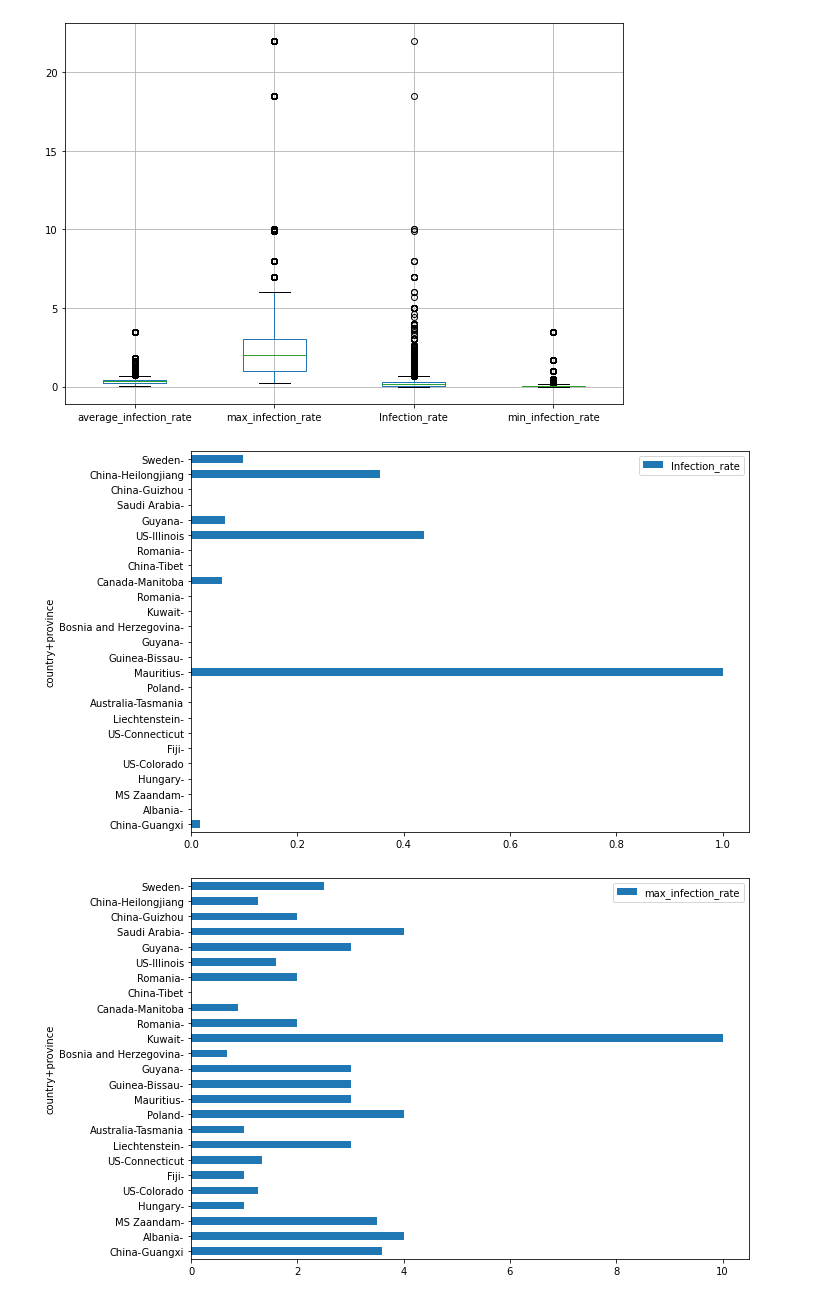
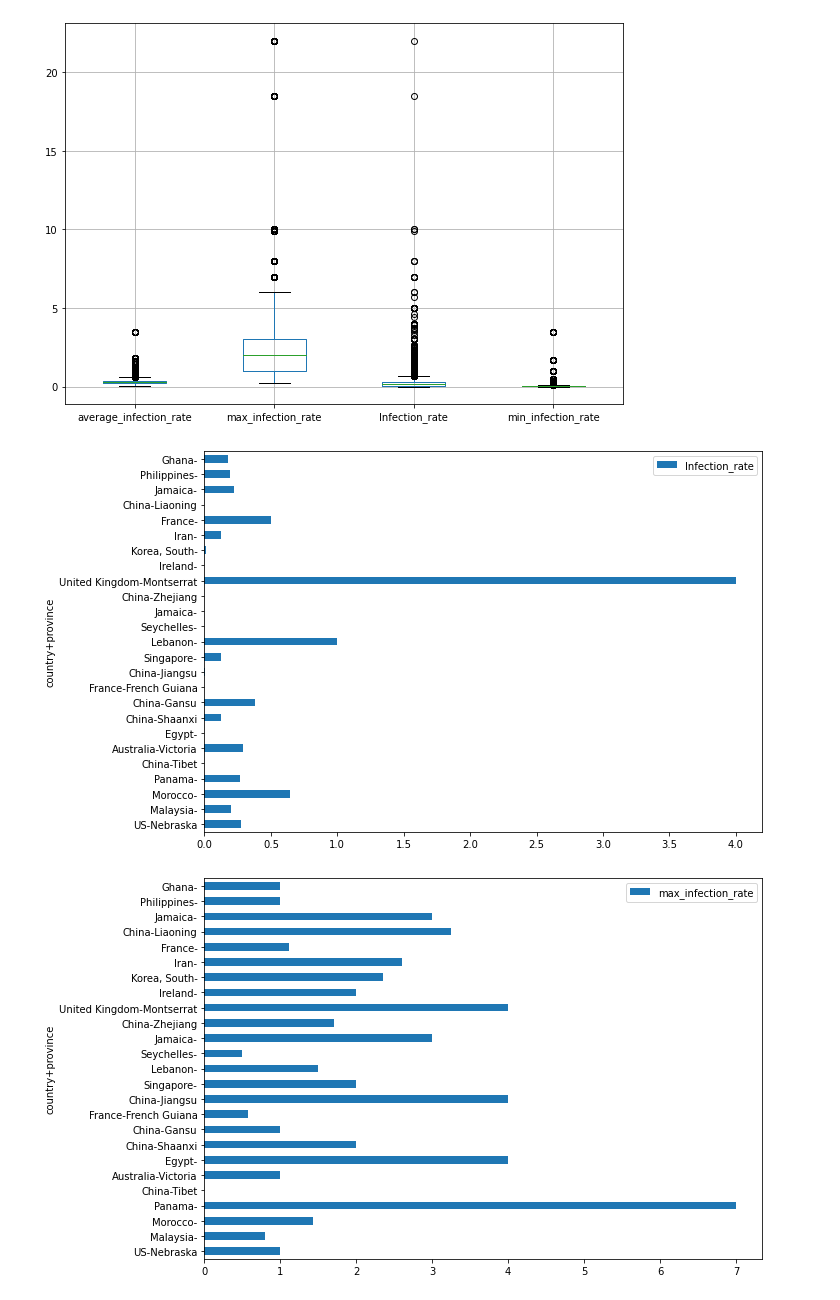
Before and after one commit to dustinc555/csc454_project, a Jupyter notebook: Project.ipynb, the cells around one changed output. Cells and saved outputs as stored; diff of their text form; code cells hidden in the pictures.

Commit message:
Organized models in writeup, made several visuals for the report.

```diff
--- a/Project.ipynb
+++ b/Project.ipynb
@@ -14,6 +14,10 @@ pd.options.display.max_rows = 300
 pd.options.display.max_seq_items = 300
 
 plt.rcParams['figure.figsize'] = [10, 7] # make plots a little bigger
+
+
+
+Infection_rate_threshold = .23
 # %% [markdown]
 ## Download the data
 
@@ -96,11 +100,14 @@ df['Infection_rate'] = df.groupby(['country+province'])['ConfirmedCases'].pct_ch
 # some countries test a person positive, but then a few days later it was apparently a mistake? ignoring negative differences in "confirmed" cases
 df.loc[df['Infection_rate'] < 0, 'Infection_rate'] = 0
 
+# use this as categorical data for later
+df['High_Infection_rate'] = df['Infection_rate'] >= Infection_rate_threshold
+
 # change the defaults for some things, this messes up some models
 
 # apparently for some columns if a value was missing a 999.9 was put instead, lets just filter those.
-for col in ['stp', 'wdsp']:
-    df[col].replace(999.9, np.inf, inplace=True)
+#for col in ['stp', 'wdsp']:
+#    df[col].replace(999.9, np.inf, inplace=True)
 
 # get rid of any inf values
 df.replace(np.inf, np.NaN, inplace=True)
@@ -118,13 +125,18 @@ df = df.join(df.groupby('country+province')['Infection_rate'].min().rename('min_
 
 df = df.join(df.groupby('country+province')['Infection_rate'].max().rename('max_infection_rate').to_frame(), on='country+province')
 
+df = df.join(df.groupby('country+province')['fog'].mean().rename('fog_rate').to_frame(), on='country+province')
 
-# The data can be a bit questionable at times
-# so this drops rows that have a NaN for the listed columns
-# this significantly reduces the data set
-#cols = ['Date', 'ConfirmedCases', 'Fatalities', 'Lat', 'Long', 'day_from_jan_first', 'temp', 'min', 'max', 'stp', 'slp', 'dewp', 'rh', 'ah', 'wdsp', 'prcp', 'fog', 'Infection_rate', 'average_infection_rate', 'min_infection_rate', 'max_infection_rate']
-#for col in cols:
-#    df = df[df[col].notna()]
+
+
+# we dont really care about countries that have 0 confirmed cases (NAN), and sometimes we want
+# to also not have NAN for the weather attributes, this code section can be fiddled with
+
+df.loc[df['ConfirmedCases'] == 0, 'ConfirmedCases'] = np.NaN
+
+cols = ['Id', 'Date', 'ConfirmedCases', 'Fatalities', 'Lat', 'Long', 'day_from_jan_first', 'ConfirmedCases']
+for col in cols:
+    df = df[df[col].notna()]
 
 
 print(list(df))
@@ -157,9 +169,10 @@ df.boxplot(column=['average_infection_rate', 'max_infection_rate', 'Infection_ra
 # %%
 df.sample(n=25, random_state=1).plot.barh(x='country+province', y='Infection_rate', rot=0)
 df.sample(n=25, random_state=1).plot.barh(x='country+province', y='max_infection_rate', rot=0)
 df.sample(n=25, random_state=1).plot.barh(x='country+province', y='min_infection_rate', rot=0)
+df.sample(n=25, random_state=1).plot.barh(x='country+province', y='fog_rate', rot=0)
 
 plt.show(block=True)
 # %% [output]
-[figure, old version]
+[figure, new version]
-[figure, old version]
+[figure, new version]
```
Also changed, not shown: parts of 8 cells of this notebook, 55 other files.
